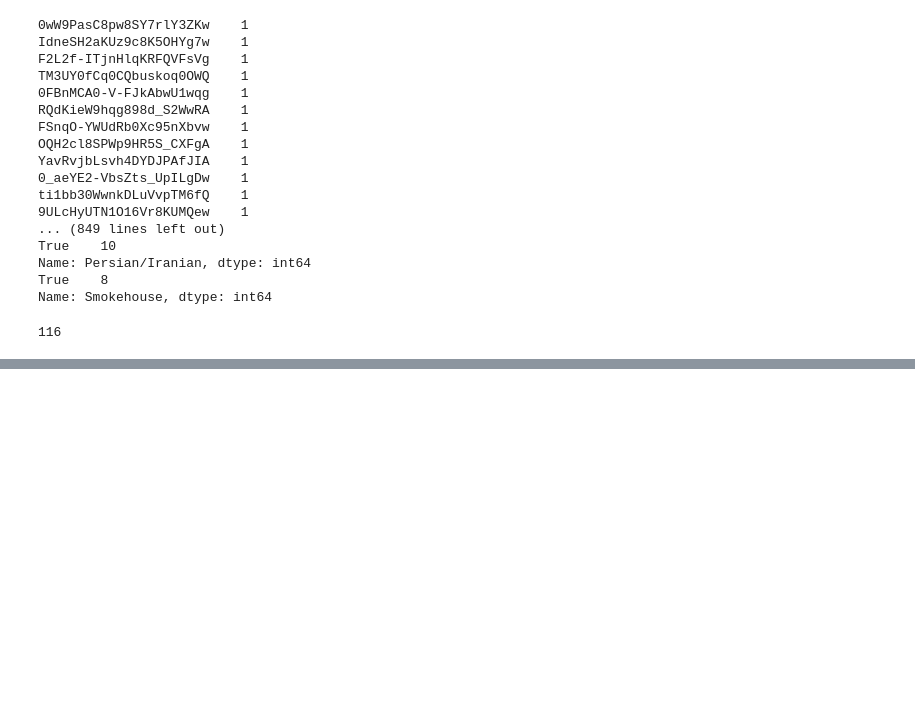
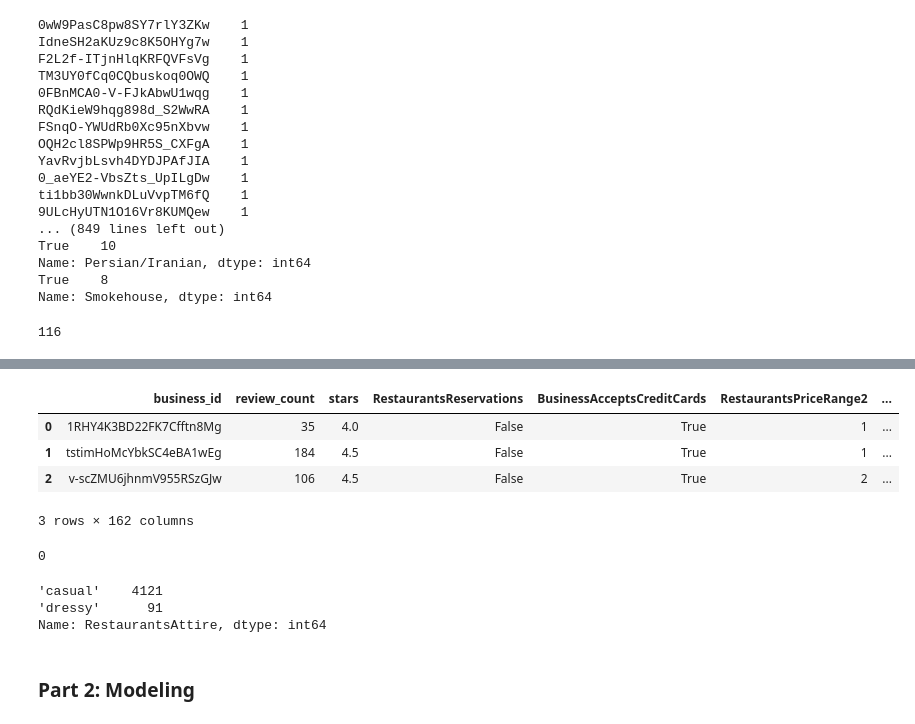
Before and after one commit to rvent/Event-Planner-Project, a Jupyter notebook: rima_wip.ipynb, the cells around one changed output, grey strips where cells are left out. Drawn from its saved outputs; the diff is of its cells as text; code cells hidden in the pictures; blank space fills up the shorter version.

Commit message:
cleaning done

```diff
--- a/rima_wip.ipynb
+++ b/rima_wip.ipynb
@@ -410,2 +410,23 @@ False     53
 None       4
 Name: WheelchairAccessible, dtype: int64
+# %%
+clean_df.head(3)
+# %% [output]
+|  | business_id | review_count | stars | RestaurantsReservations | BusinessAcceptsCreditCards | RestaurantsPriceRange2 | ... |
+| 0 | 1RHY4K3BD22FK7Cfftn8Mg | 35 | 4.0 | False | True | 1 | ... |
+| 1 | tstimHoMcYbkSC4eBA1wEg | 184 | 4.5 | False | True | 1 | ... |
+| 2 | v-scZMU6jhnmV955RSzGJw | 106 | 4.5 | False | True | 2 | ... |
+3 rows × 162 columns
+# %%
+# Filling NA values
+
+clean_df.RestaurantsPriceRange2.fillna(1, inplace = True)
+clean_df.RestaurantsPriceRange2.isna().sum()
+# %% [output]
+0
+# %%
+clean_df.RestaurantsAttire.value_counts()
+# %% [output]
+'casual'    4121
+'dressy'      91
+Name: RestaurantsAttire, dtype: int64
@@ -411,0 +458,2 @@ Name: WheelchairAccessible, dtype: int64
+# %% [markdown]
+### Part 2: Modeling
```
Also changed, not shown: parts of 10 cells of this notebook.
